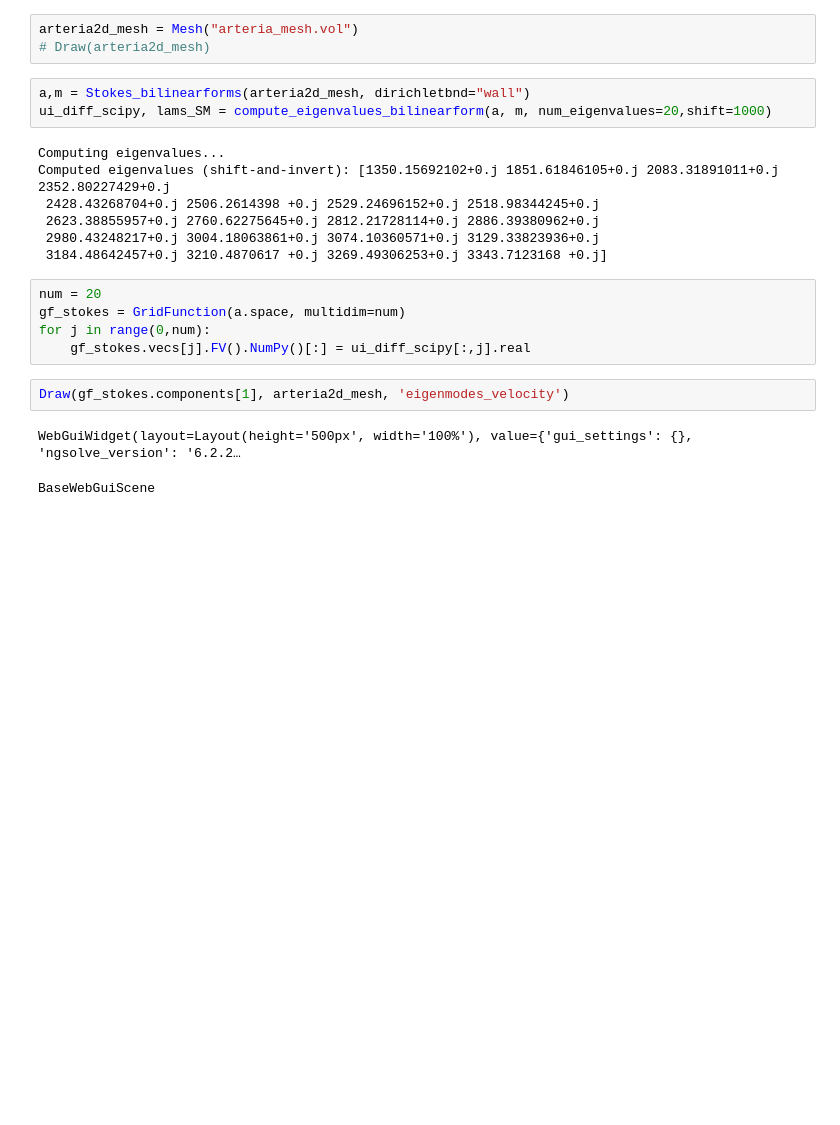
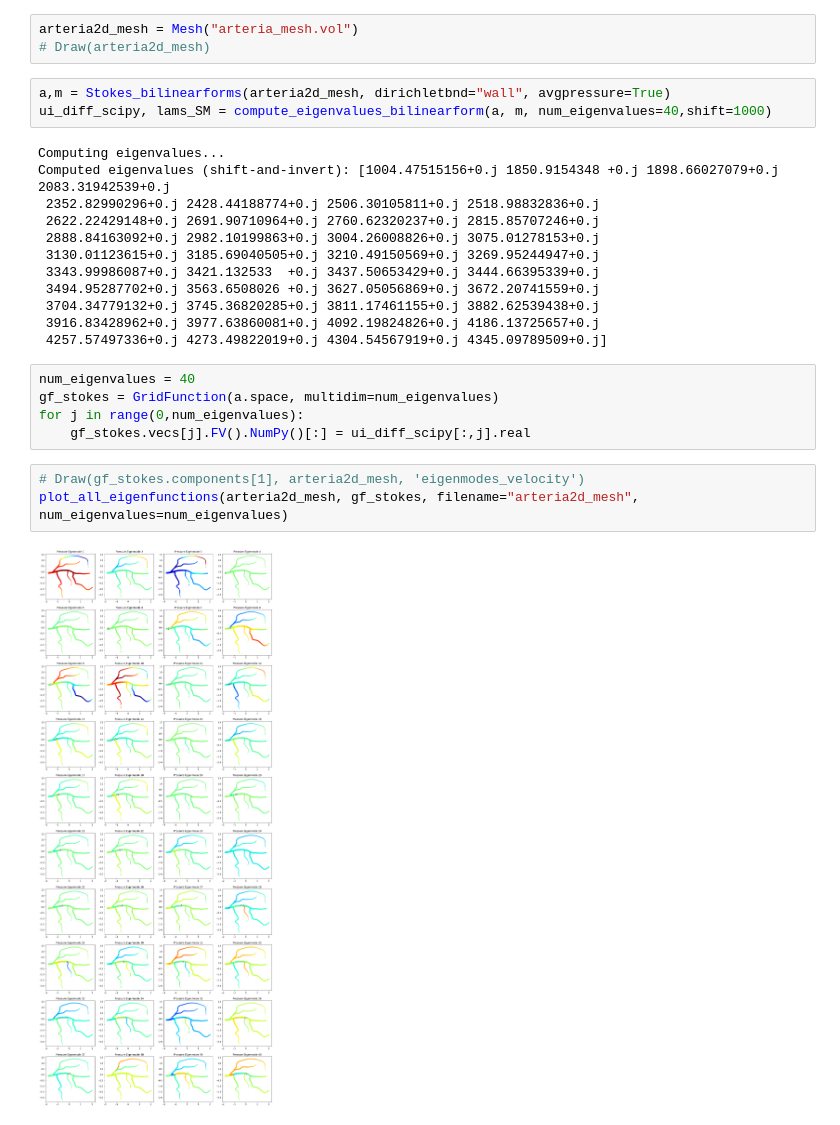
Before and after one commit to Ignacio-TG/SKFEM, a Jupyter notebook: Examples and Tests/NGSolve/Stokes_Eigenvalue_solver.ipynb, the cells around one changed output. Drawn from its saved outputs; the diff is of its cells as text; blank space fills up the shorter version.

```diff
--- a/Examples and Tests/NGSolve/Stokes_Eigenvalue_solver.ipynb
+++ b/Examples and Tests/NGSolve/Stokes_Eigenvalue_solver.ipynb
@@ -101,22 +276,27 @@ Draw(gf_stokes.components[0], Umesh_refinada, 'eigenmodes_velocity')
 arteria2d_mesh = Mesh("arteria_mesh.vol")
 # Draw(arteria2d_mesh)
 # %%
-a,m = Stokes_bilinearforms(arteria2d_mesh, dirichletbnd="wall")
-ui_diff_scipy, lams_SM = compute_eigenvalues_bilinearform(a, m, num_eigenvalues=20,shift=1000)
+a,m = Stokes_bilinearforms(arteria2d_mesh, dirichletbnd="wall", avgpressure=True)
+ui_diff_scipy, lams_SM = compute_eigenvalues_bilinearform(a, m, num_eigenvalues=40,shift=1000)
 # %% [output]
 Computing eigenvalues...
-Computed eigenvalues (shift-and-invert): [1350.15692102+0.j 1851.61846105+0.j 2083.31891011+0.j 2352.80227429+0.j
- 2428.43268704+0.j 2506.2614398 +0.j 2529.24696152+0.j 2518.98344245+0.j
- 2623.38855957+0.j 2760.62275645+0.j 2812.21728114+0.j 2886.39380962+0.j
- 2980.43248217+0.j 3004.18063861+0.j 3074.10360571+0.j 3129.33823936+0.j
- 3184.48642457+0.j 3210.4870617 +0.j 3269.49306253+0.j 3343.7123168 +0.j]
+Computed eigenvalues (shift-and-invert): [1004.47515156+0.j 1850.9154348 +0.j 1898.66027079+0.j 2083.31942539+0.j
+ 2352.82990296+0.j 2428.44188774+0.j 2506.30105811+0.j 2518.98832836+0.j
+ 2622.22429148+0.j 2691.90710964+0.j 2760.62320237+0.j 2815.85707246+0.j
+ 2888.84163092+0.j 2982.10199863+0.j 3004.26008826+0.j 3075.01278153+0.j
+ 3130.01123615+0.j 3185.69040505+0.j 3210.49150569+0.j 3269.95244947+0.j
+ 3343.99986087+0.j 3421.132533  +0.j 3437.50653429+0.j 3444.66395339+0.j
+ 3494.95287702+0.j 3563.6508026 +0.j 3627.05056869+0.j 3672.20741559+0.j
+ 3704.34779132+0.j 3745.36820285+0.j 3811.17461155+0.j 3882.62539438+0.j
+ 3916.83428962+0.j 3977.63860081+0.j 4092.19824826+0.j 4186.13725657+0.j
+ 4257.57497336+0.j 4273.49822019+0.j 4304.54567919+0.j 4345.09789509+0.j]
 # %%
-num = 20
-gf_stokes = GridFunction(a.space, multidim=num)
-for j in range(0,num):
+num_eigenvalues = 40
+gf_stokes = GridFunction(a.space, multidim=num_eigenvalues)
+for j in range(0,num_eigenvalues):
     gf_stokes.vecs[j].FV().NumPy()[:] = ui_diff_scipy[:,j].real
 # %%
-Draw(gf_stokes.components[1], arteria2d_mesh, 'eigenmodes_velocity')
+# Draw(gf_stokes.components[1], arteria2d_mesh, 'eigenmodes_velocity')
+plot_all_eigenfunctions(arteria2d_mesh, gf_stokes, filename="arteria2d_mesh", num_eigenvalues=num_eigenvalues)
 # %% [output]
-WebGuiWidget(layout=Layout(height='500px', width='100%'), value={'gui_settings': {}, 'ngsolve_version': '6.2.2…
-BaseWebGuiScene
+[figure, added]
```
Also changed, not shown: parts of 15 cells of this notebook.
